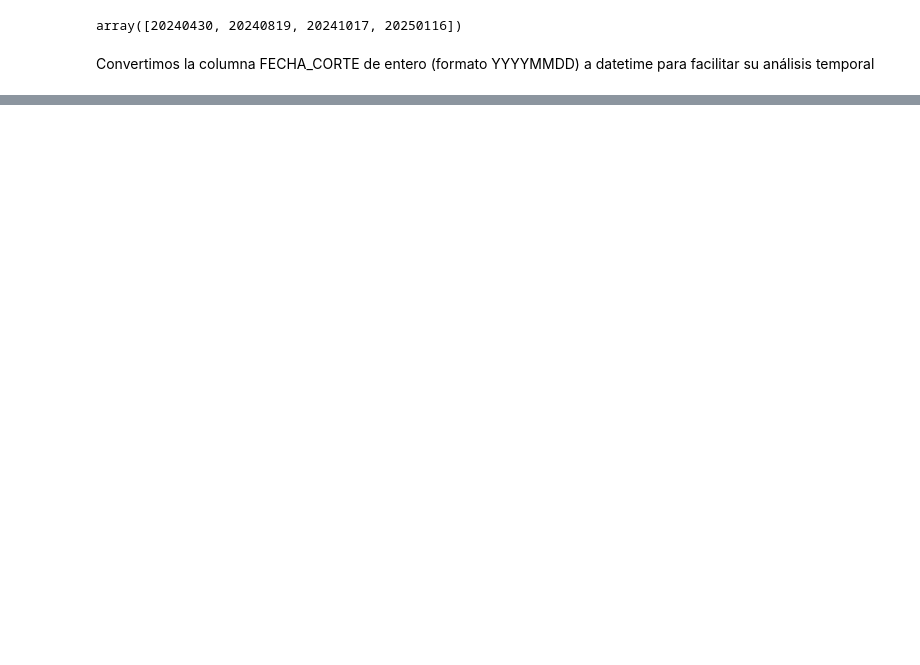
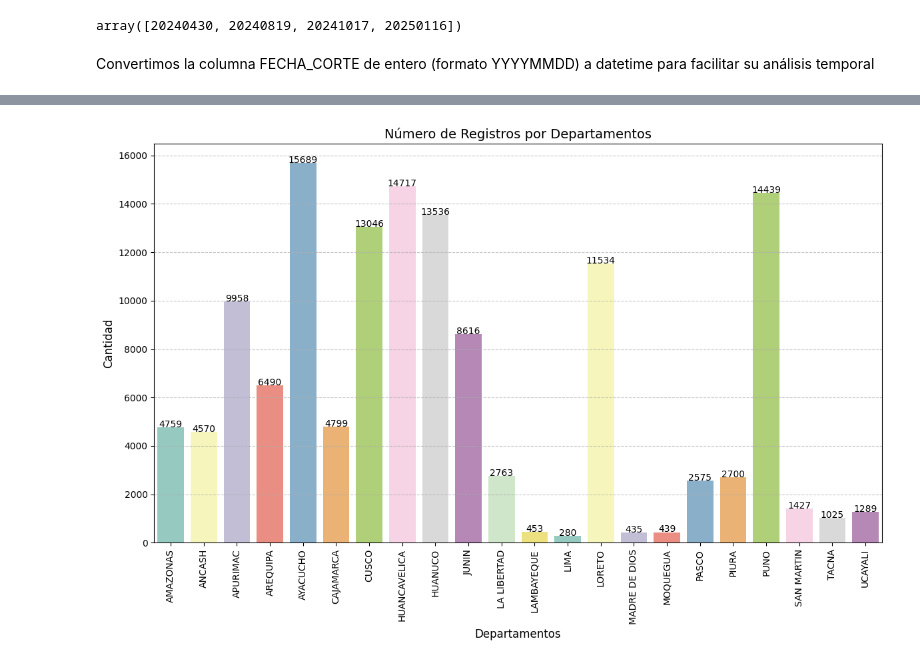
Before and after one commit to LeydiChavez/dataton-tambos, a Jupyter notebook: notebooks/EDA_dataset.ipynb, the cells around one changed output, grey strips where cells are left out. Saved outputs shown, nothing was run; the diff lists cells and outputs as text; code cells hidden in the pictures; blank space fills up the shorter version.

```diff
--- a/notebooks/EDA_dataset.ipynb
+++ b/notebooks/EDA_dataset.ipynb
@@ -95,0 +120,20 @@ Convertimos la columna FECHA_CORTE de entero (formato YYYYMMDD) a datetime para
+# %%
+# Contar la cantidad
+cant = df['TRIMESTRE_CORTE'].value_counts().sort_index()
+
+# Crear la gráfica de barras
+plt.figure(figsize=(8, 5))
+sns.barplot(x=cant.index, y=cant.values,hue=cant.index,legend=False , palette="Set3")
+
+# para las numeraciones de cada barra
+for i, value in enumerate(cant.values):
+    plt.text(i, value + 0.2, str(value), ha='center', fontsize=10)
+
+plt.title('Número de Registros por Trimestre', fontsize=14)
+plt.xlabel('Trimestres', fontsize=12)
+plt.ylabel('Cantidad', fontsize=12)
+#plt.xticks(rotation=90) #al tener los nombres grandes ayuda a su visualizacion
+#plt.yscale('log') #utilizaremos una escala logaritmica para tener una mejor visualizacion
+plt.grid(axis='y', linestyle='--', alpha=0.7)
+plt.tight_layout()
+plt.show()
@@ -95,0 +181,22 @@ Convertimos la columna FECHA_CORTE de entero (formato YYYYMMDD) a datetime para
+# %%
+# Contar la cantidad
+dep = df['DEPARTAMENTO'].value_counts().sort_index()
+
+# Crear la gráfica de barras
+plt.figure(figsize=(12, 8))
+sns.barplot(x=dep.index, y=dep.values,hue=dep.index,legend=False , palette="Set3")
+
+# para las numeraciones de cada barra
+for i, value in enumerate(dep.values):
+    plt.text(i, value + 0.2, str(value), ha='center', fontsize=10)
+
+plt.title('Número de Registros por Departamentos', fontsize=14)
+plt.xlabel('Departamentos', fontsize=12)
+plt.ylabel('Cantidad', fontsize=12)
+plt.xticks(rotation=90) #al tener los nombres grandes ayuda a su visualizacion
+#plt.yscale('log') #utilizaremos una escala logaritmica para tener una mejor visualizacion
+plt.grid(axis='y', linestyle='--', alpha=0.7)
+plt.tight_layout()
+plt.show()
+# %% [output]
+[figure, added]
```
Also changed, not shown: parts of 20 cells of this notebook.
